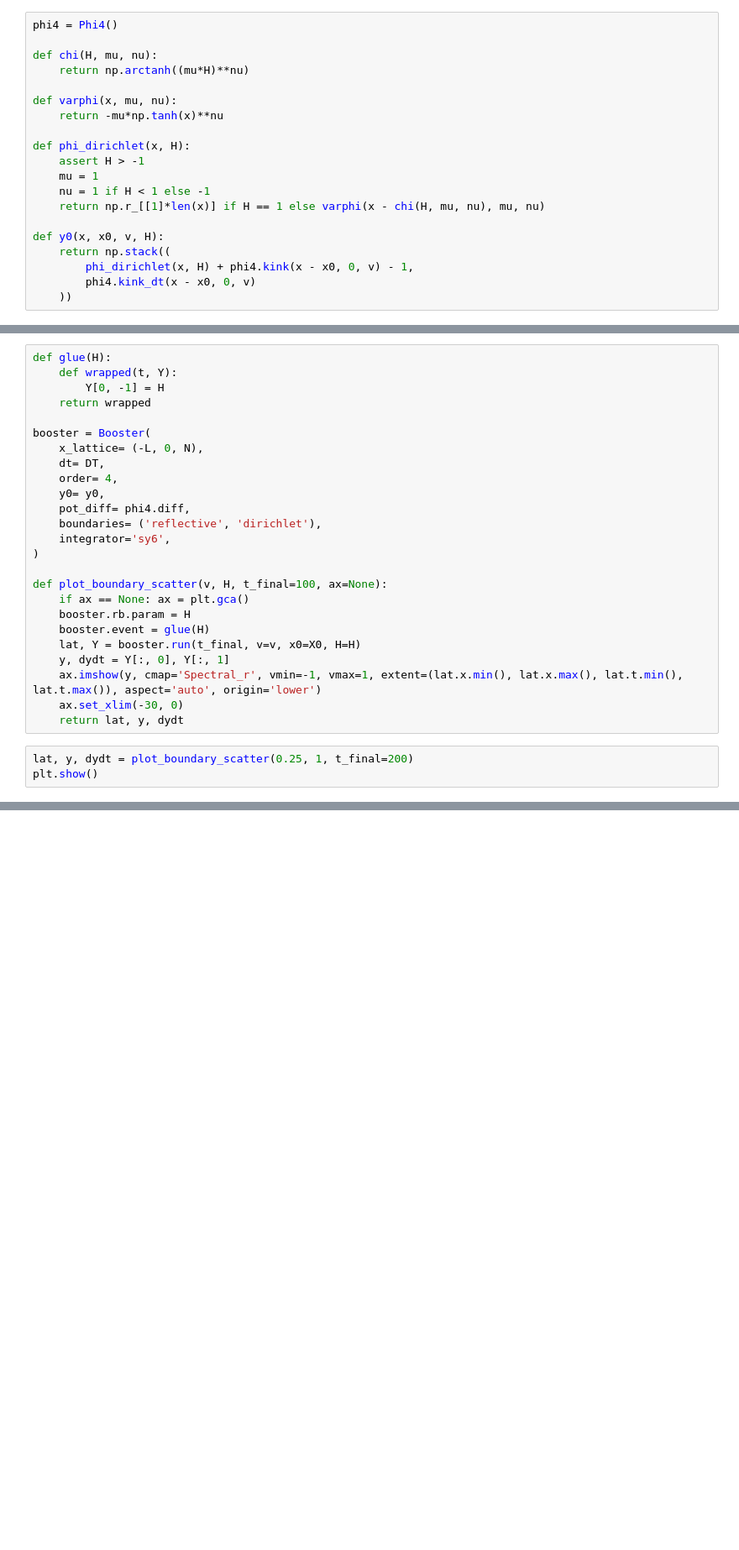
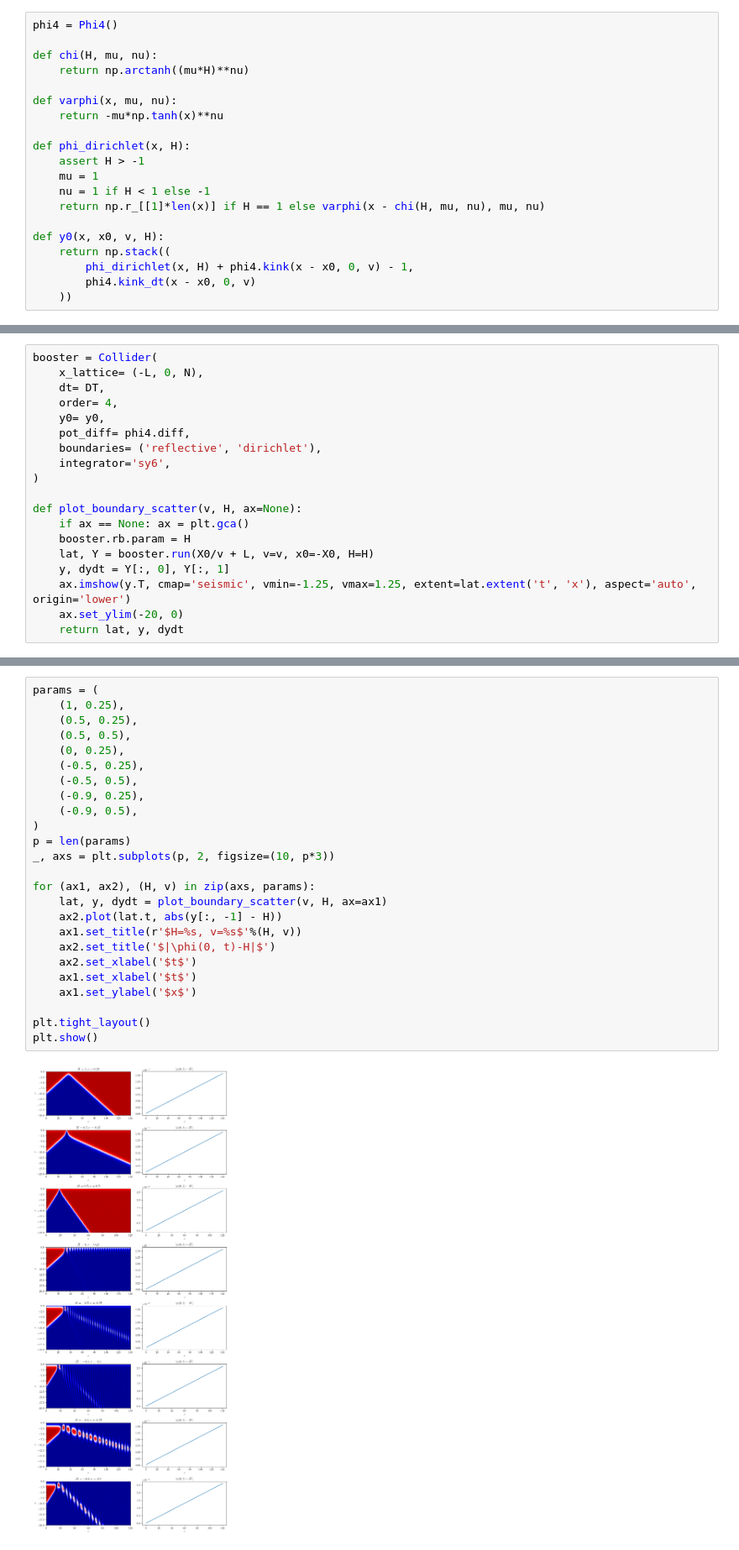
Before and after one commit to JairoSSantos/parallel-kink-scattering, a Jupyter notebook: notebooks/dirichlet.ipynb, the cells around one changed output, grey strips where cells are left out. Shown at 84% size. Cells and saved outputs as stored; diff of their text form; blank space fills up the shorter version.

```diff
--- a/notebooks/dirichlet.ipynb
+++ b/notebooks/dirichlet.ipynb
@@ -104,10 +102,5 @@ X0 = -10
 # %%
-def glue(H):
-    def wrapped(t, Y):
-        Y[0, -1] = H
-    return wrapped
-
-booster = Booster(
+booster = Collider(
     x_lattice= (-L, 0, N),
     dt= DT,
     order= 4,
@@ -117,15 +110,11 @@ booster = Booster(
     integrator='sy6',
 )
 
-def plot_boundary_scatter(v, H, t_final=100, ax=None):
+def plot_boundary_scatter(v, H, ax=None):
     if ax == None: ax = plt.gca()
     booster.rb.param = H
-    booster.event = glue(H)
-    lat, Y = booster.run(t_final, v=v, x0=X0, H=H)
+    lat, Y = booster.run(X0/v + L, v=v, x0=-X0, H=H)
     y, dydt = Y[:, 0], Y[:, 1]
-    ax.imshow(y, cmap='Spectral_r', vmin=-1, vmax=1, extent=(lat.x.min(), lat.x.max(), lat.t.min(), lat.t.max()), aspect='auto', origin='lower')
-    ax.set_xlim(-30, 0)
+    ax.imshow(y.T, cmap='seismic', vmin=-1.25, vmax=1.25, extent=lat.extent('t', 'x'), aspect='auto', origin='lower')
+    ax.set_ylim(-20, 0)
     return lat, y, dydt
-# %%
-lat, y, dydt = plot_boundary_scatter(0.25, 1, t_final=200)
-plt.show()
@@ -170,0 +121,27 @@ plt.imshow(scan)
+# %%
+params = (
+    (1, 0.25),
+    (0.5, 0.25),
+    (0.5, 0.5),
+    (0, 0.25),
+    (-0.5, 0.25),
+    (-0.5, 0.5),
+    (-0.9, 0.25),
+    (-0.9, 0.5),
+)
+p = len(params)
+_, axs = plt.subplots(p, 2, figsize=(10, p*3))
+
+for (ax1, ax2), (H, v) in zip(axs, params):
+    lat, y, dydt = plot_boundary_scatter(v, H, ax=ax1)
+    ax2.plot(lat.t, abs(y[:, -1] - H))
+    ax1.set_title(r'$H=%s, v=%s$'%(H, v))
+    ax2.set_title('$|\phi(0, t)-H|$')
+    ax2.set_xlabel('$t$')
+    ax1.set_xlabel('$t$')
+    ax1.set_ylabel('$x$')
+
+plt.tight_layout()
+plt.show()
+# %% [output]
+[figure, added]
```
Also changed, not shown: parts of 9 cells of this notebook, 5 other files.
